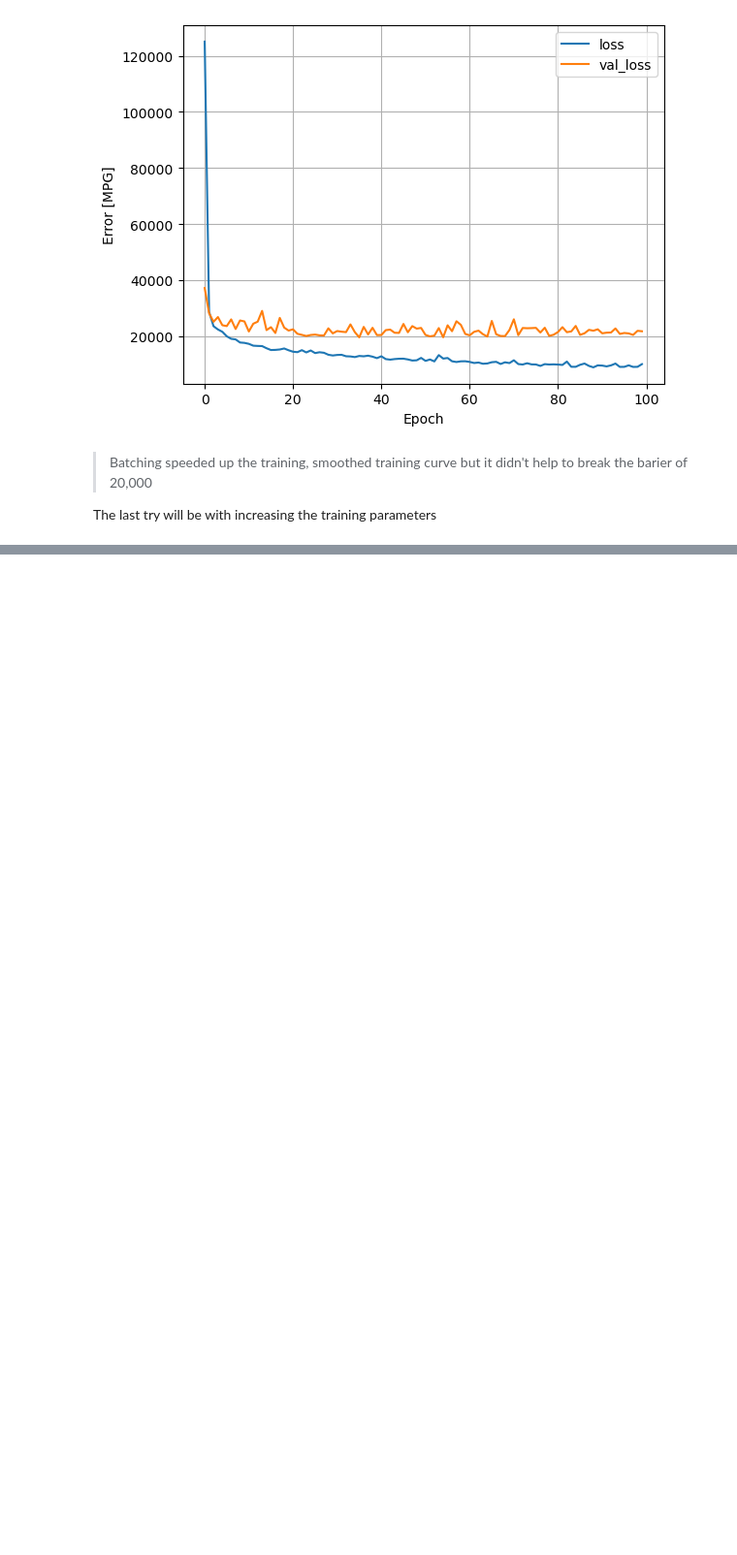
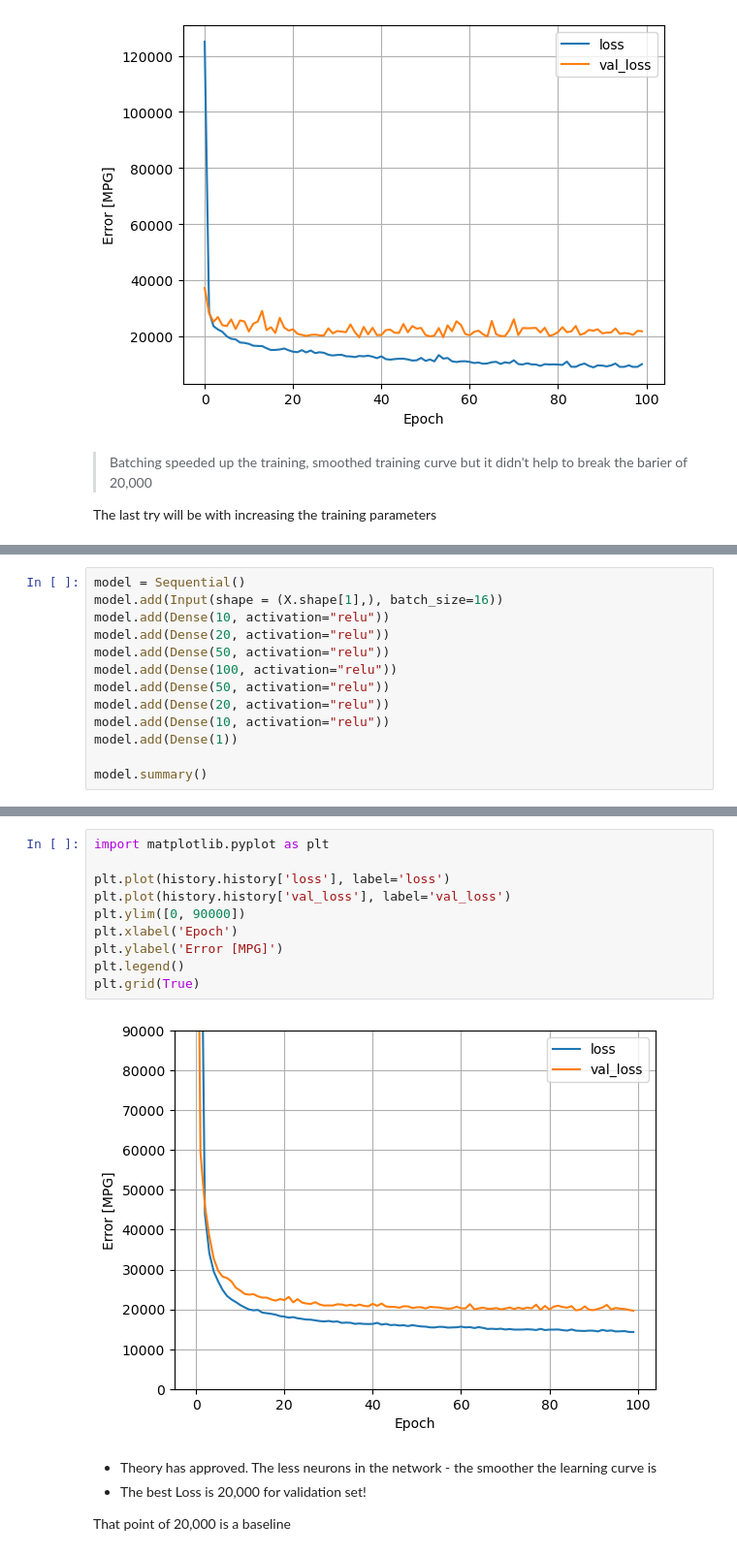
Before and after one commit to Nik-Kras/Kaggle_House_Prising, a Jupyter notebook: Basemodel_1_only_numerical.ipynb, the cells around one changed output, grey strips where cells are left out. Shown at 97% size. Cells and saved outputs as stored; diff of their text form; blank space fills up the shorter version.

```diff
--- a/Basemodel_1_only_numerical.ipynb
+++ b/Basemodel_1_only_numerical.ipynb
@@ -249,0 +364,13 @@ history = model.fit(x=X, y=Y, batch_size=16, epochs=100, validation_split=0.2)
+# %%
+model = Sequential()
+model.add(Input(shape = (X.shape[1],), batch_size=16))
+model.add(Dense(10, activation="relu"))
+model.add(Dense(20, activation="relu"))
+model.add(Dense(50, activation="relu"))
+model.add(Dense(100, activation="relu"))
+model.add(Dense(50, activation="relu"))
+model.add(Dense(20, activation="relu"))
+model.add(Dense(10, activation="relu"))
+model.add(Dense(1))
+
+model.summary()
@@ -249,0 +416,17 @@ history = model.fit(x=X, y=Y, batch_size=16, epochs=100, validation_split=0.2)
+# %%
+import matplotlib.pyplot as plt
+
+plt.plot(history.history['loss'], label='loss')
+plt.plot(history.history['val_loss'], label='val_loss')
+plt.ylim([0, 90000])
+plt.xlabel('Epoch')
+plt.ylabel('Error [MPG]')
+plt.legend()
+plt.grid(True)
+# %% [output]
+[figure, added]
+# %% [markdown]
+- Theory has approved. The less neurons in the network - the smoother the learning curve is
+- The best Loss is 20,000 for validation set!
+
+That point of 20,000 is a baseline
```
Also changed, not shown: parts of 9 cells of this notebook, 3 other files.
